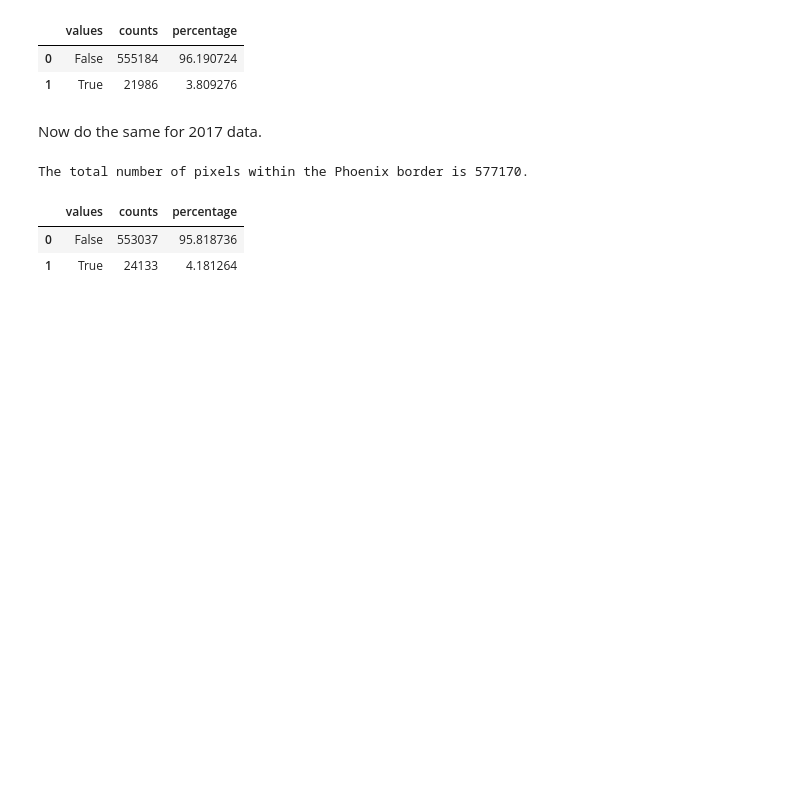
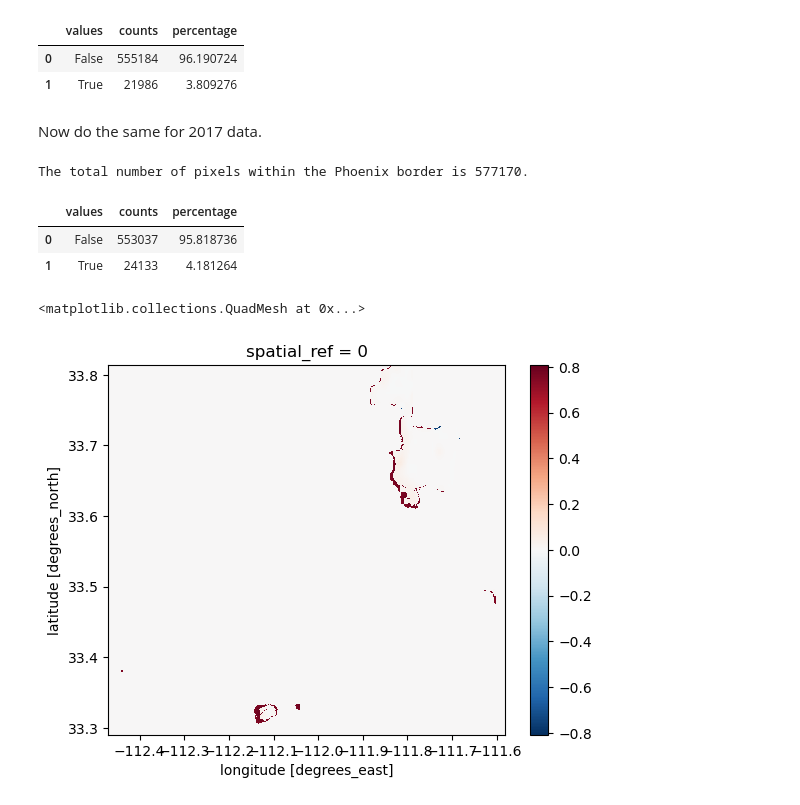
Before and after one commit to ceh58/biodiversity-phoenix, a Jupyter notebook: biodiversity-phonix.ipynb, the cells around one changed output. Drawn from its saved outputs; the diff is of its cells as text; code cells hidden in the pictures; blank space fills up the shorter version.

```diff
--- a/biodiversity-phonix.ipynb
+++ b/biodiversity-phonix.ipynb
@@ -293,4 +292,10 @@ The total number of pixels within the Phoenix border is 577170.
 |  | values | counts | percentage |
 | 0 | False | 553037 | 95.818736 |
 | 1 | True | 24133 | 4.181264 |
+# %%
+change = BII_75_2017*phoenix_2017_clip - BII_75_2020*phoenix_2020_clip
+change.plot()
+# %% [output]
+<matplotlib.collections.QuadMesh at 0x...>
+[figure, added]
 # %%
```
Also changed, not shown: parts of 5 cells of this notebook.
